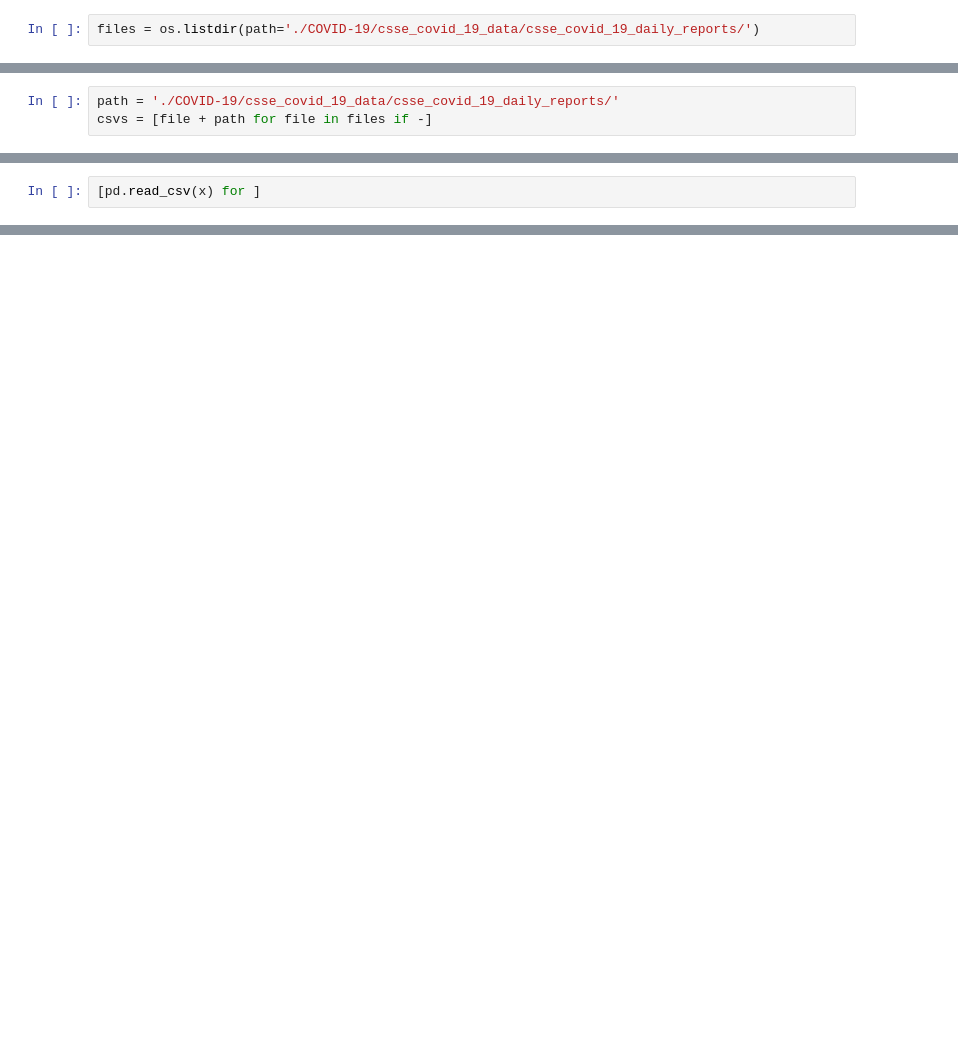
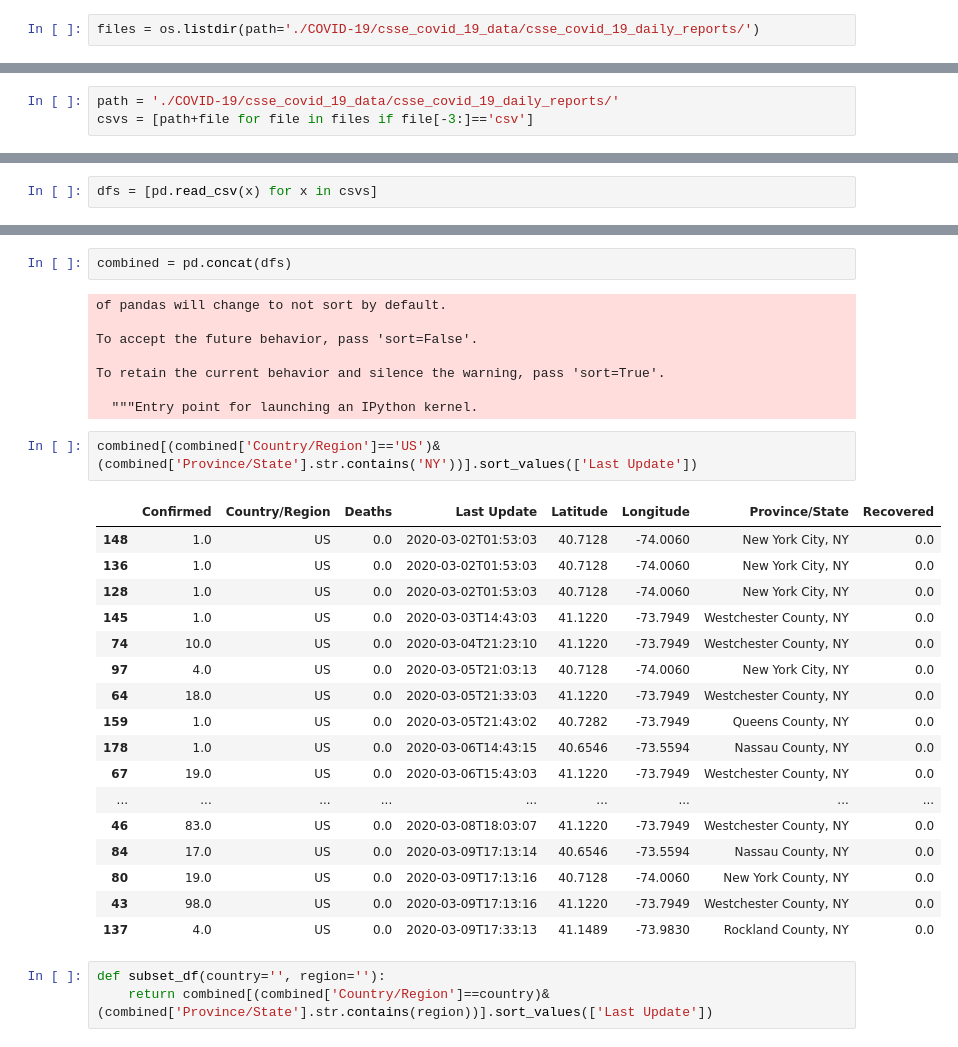
Before and after one commit to jcohen312/corona, a Jupyter notebook: Untitled.ipynb, the cells around one changed output, grey strips where cells are left out. Saved outputs shown, nothing was run; the diff lists cells and outputs as text; blank space fills up the shorter version.

Commit message:
functions to subsetmdf for region and state

```diff
--- a/Untitled.ipynb
+++ b/Untitled.ipynb
@@ -6,3 +14,3 @@ files = os.listdir(path='./COVID-19/csse_covid_19_data/csse_covid_19_daily_repor
 # %%
 path = './COVID-19/csse_covid_19_data/csse_covid_19_daily_reports/'
-csvs = [file + path for file in files if -]
+csvs = [path+file for file in files if file[-3:]=='csv']
@@ -9,2 +37,2 @@ csvs = [file + path for file in files if -]
 # %%
-[pd.read_csv(x) for ]
+dfs = [pd.read_csv(x) for x in csvs]
@@ -21,0 +55,33 @@ os.listdir()
+# %%
+combined = pd.concat(dfs)
+# %% [output]
+of pandas will change to not sort by default.
+
+To accept the future behavior, pass 'sort=False'.
+
+To retain the current behavior and silence the warning, pass 'sort=True'.
+
+  """Entry point for launching an IPython kernel.
+# %%
+combined[(combined['Country/Region']=='US')& (combined['Province/State'].str.contains('NY'))].sort_values(['Last Update'])
+# %% [output]
+|  | Confirmed | Country/Region | Deaths | Last Update | Latitude | Longitude | Province/State | Recovered |
+| 148 | 1.0 | US | 0.0 | 2020-03-02T01:53:03 | 40.7128 | -74.0060 | New York City, NY | 0.0 |
+| 136 | 1.0 | US | 0.0 | 2020-03-02T01:53:03 | 40.7128 | -74.0060 | New York City, NY | 0.0 |
+| 128 | 1.0 | US | 0.0 | 2020-03-02T01:53:03 | 40.7128 | -74.0060 | New York City, NY | 0.0 |
+| 145 | 1.0 | US | 0.0 | 2020-03-03T14:43:03 | 41.1220 | -73.7949 | Westchester County, NY | 0.0 |
+| 74 | 10.0 | US | 0.0 | 2020-03-04T21:23:10 | 41.1220 | -73.7949 | Westchester County, NY | 0.0 |
+| 97 | 4.0 | US | 0.0 | 2020-03-05T21:03:13 | 40.7128 | -74.0060 | New York City, NY | 0.0 |
+| 64 | 18.0 | US | 0.0 | 2020-03-05T21:33:03 | 41.1220 | -73.7949 | Westchester County, NY | 0.0 |
+| 159 | 1.0 | US | 0.0 | 2020-03-05T21:43:02 | 40.7282 | -73.7949 | Queens County, NY | 0.0 |
+| 178 | 1.0 | US | 0.0 | 2020-03-06T14:43:15 | 40.6546 | -73.5594 | Nassau County, NY | 0.0 |
+| 67 | 19.0 | US | 0.0 | 2020-03-06T15:43:03 | 41.1220 | -73.7949 | Westchester County, NY | 0.0 |
+| ... | ... | ... | ... | ... | ... | ... | ... | ... |
+| 46 | 83.0 | US | 0.0 | 2020-03-08T18:03:07 | 41.1220 | -73.7949 | Westchester County, NY | 0.0 |
+| 84 | 17.0 | US | 0.0 | 2020-03-09T17:13:14 | 40.6546 | -73.5594 | Nassau County, NY | 0.0 |
+| 80 | 19.0 | US | 0.0 | 2020-03-09T17:13:16 | 40.7128 | -74.0060 | New York County, NY | 0.0 |
+| 43 | 98.0 | US | 0.0 | 2020-03-09T17:13:16 | 41.1220 | -73.7949 | Westchester County, NY | 0.0 |
+| 137 | 4.0 | US | 0.0 | 2020-03-09T17:33:13 | 41.1489 | -73.9830 | Rockland County, NY | 0.0 |
+# %%
+def subset_df(country='', region=''):
+    return combined[(combined['Country/Region']==country)& (combined['Province/State'].str.contains(region))].sort_values(['Last Update'])
```
Also changed, not shown: parts of 8 cells of this notebook.
